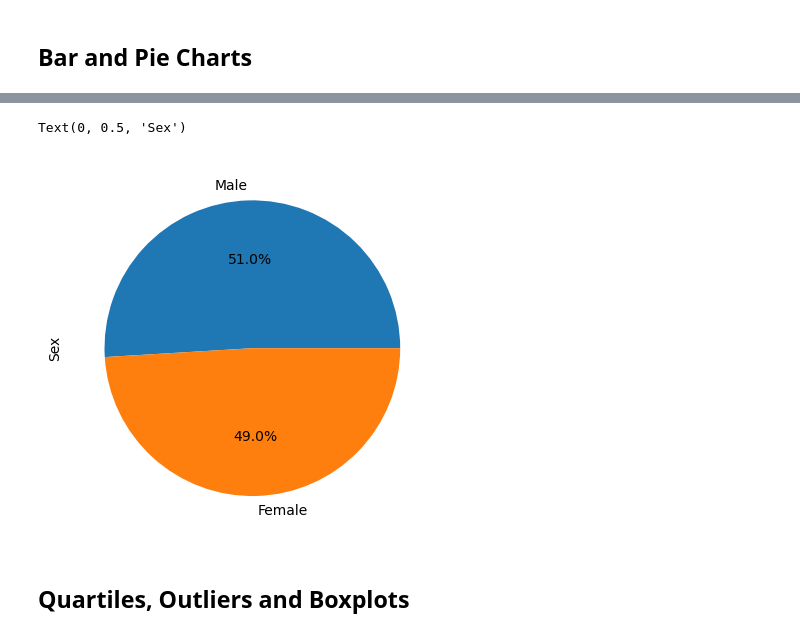
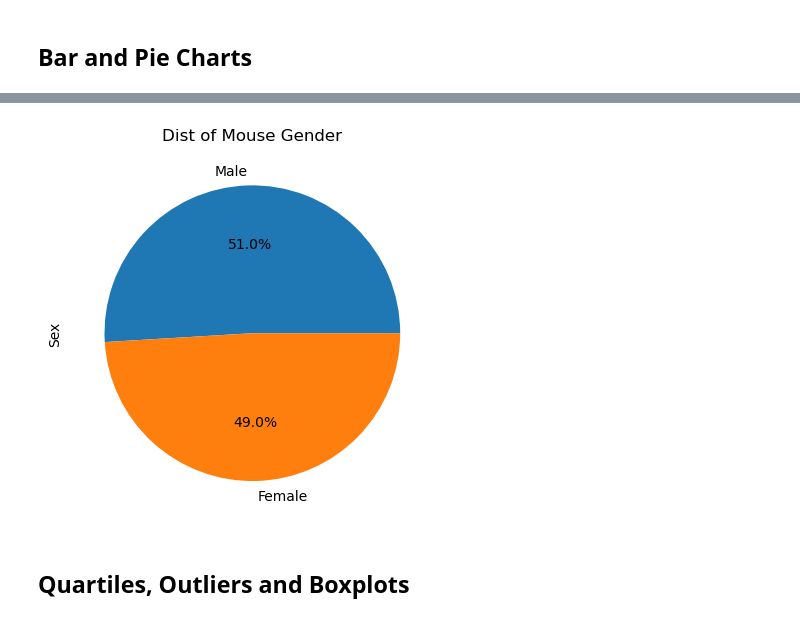
Before and after one commit to esbradshaw2/Pymaceuticals, a Jupyter notebook: pymaceuticals.ipynb, the cells around one changed output, grey strips where cells are left out. Cells and saved outputs as stored; diff of their text form; code cells hidden in the pictures.

```diff
--- a/pymaceuticals.ipynb
+++ b/pymaceuticals.ipynb
@@ -130,16 +137,16 @@ Text(0, 0.5, 'Sex')
 # %%
 # Generate a pie plot showing the distribution of female versus male mice using pyplot
 
 gender_counts = cleaned_df['Sex'].value_counts()
 
-# Create a pie chart
+# Plot the pie chart
 plt.pie(gender_counts, labels= gender_counts.index, autopct='%1.1f%%')
 
-
+plt.title('Dist of Mouse Gender')
 plt.ylabel('Sex')
+plt.show()
 # %% [output]
-Text(0, 0.5, 'Sex')
-[figure, old version]
+[figure, new version]
 # %% [markdown]
 ## Quartiles, Outliers and Boxplots
 # %%
```
Also changed, not shown: parts of 12 cells of this notebook.
